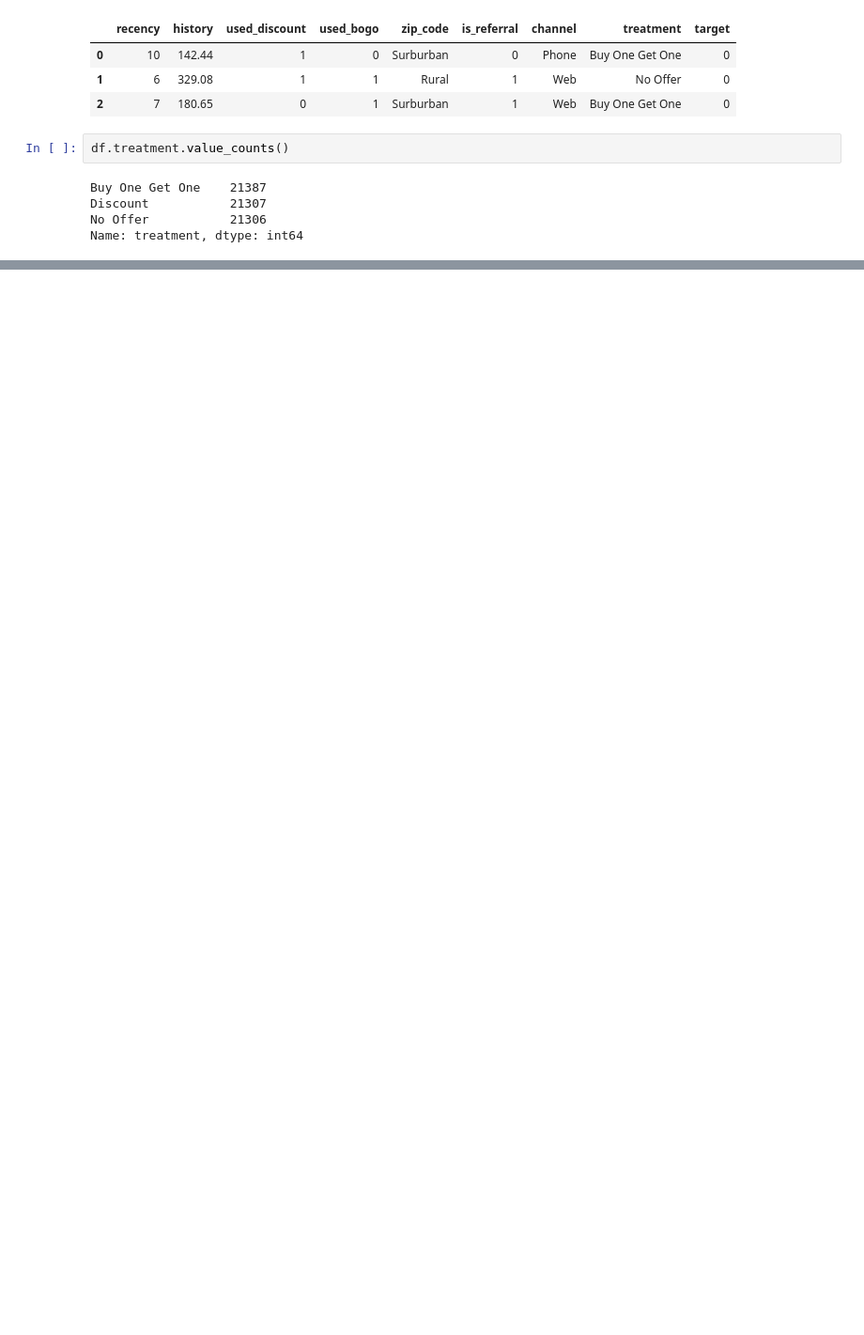
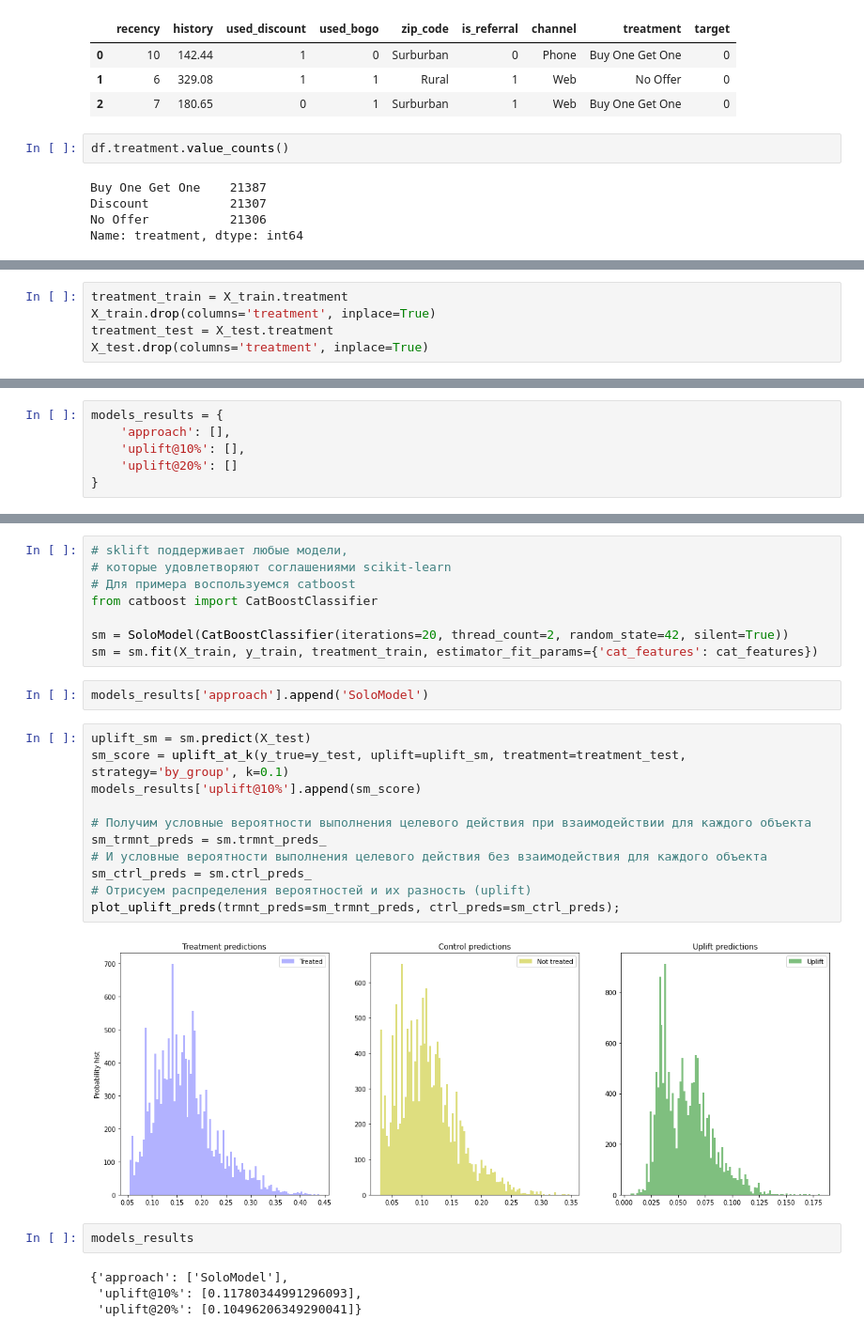
Before and after one commit to alex-chin/gb_business, a Jupyter notebook: homeworks/home04/home04.ipynb, the cells around one changed output, grey strips where cells are left out. Shown: that part at 94% size. Drawn from its saved outputs; the diff is of its cells as text; blank space fills up the shorter version.

```diff
--- a/homeworks/home04/home04.ipynb
+++ b/homeworks/home04/home04.ipynb
@@ -47,0 +114,5 @@ Name: treatment, dtype: int64
+# %%
+treatment_train = X_train.treatment
+X_train.drop(columns='treatment', inplace=True)
+treatment_test = X_test.treatment
+X_test.drop(columns='treatment', inplace=True)
@@ -47,0 +122,6 @@ Name: treatment, dtype: int64
+# %%
+models_results = {
+    'approach': [],
+    'uplift@10%': [],
+    'uplift@20%': []
+}
@@ -47,0 +135,29 @@ Name: treatment, dtype: int64
+# %%
+# sklift поддерживает любые модели,
+# которые удовлетворяют соглашениями scikit-learn
+# Для примера воспользуемся catboost
+from catboost import CatBoostClassifier
+
+sm = SoloModel(CatBoostClassifier(iterations=20, thread_count=2, random_state=42, silent=True))
+sm = sm.fit(X_train, y_train, treatment_train, estimator_fit_params={'cat_features': cat_features})
+# %%
+models_results['approach'].append('SoloModel')
+# %%
+uplift_sm = sm.predict(X_test)
+sm_score = uplift_at_k(y_true=y_test, uplift=uplift_sm, treatment=treatment_test, strategy='by_group', k=0.1)
+models_results['uplift@10%'].append(sm_score)
+
+# Получим условные вероятности выполнения целевого действия при взаимодействии для каждого объекта
+sm_trmnt_preds = sm.trmnt_preds_
+# И условные вероятности выполнения целевого действия без взаимодействия для каждого объекта
+sm_ctrl_preds = sm.ctrl_preds_
+# Отрисуем распределения вероятностей и их разность (uplift)
+plot_uplift_preds(trmnt_preds=sm_trmnt_preds, ctrl_preds=sm_ctrl_preds);
+# %% [output]
+[figure, added]
+# %%
+models_results
+# %% [output]
+{'approach': ['SoloModel'],
+ 'uplift@10%': [0.11780344991296093],
+ 'uplift@20%': [0.10496206349290041]}
```
Also changed, not shown: parts of 25 cells of this notebook.
